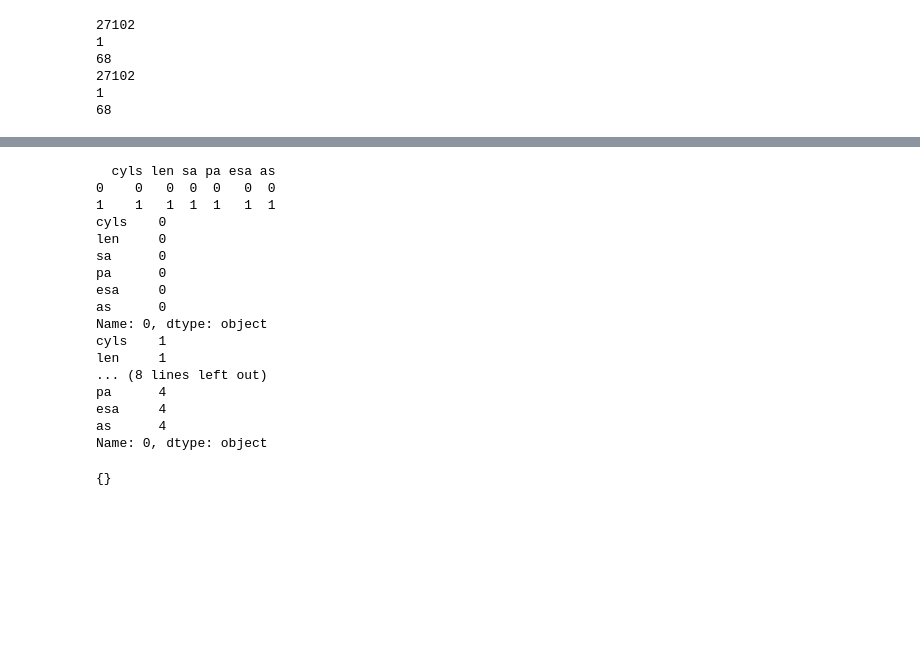
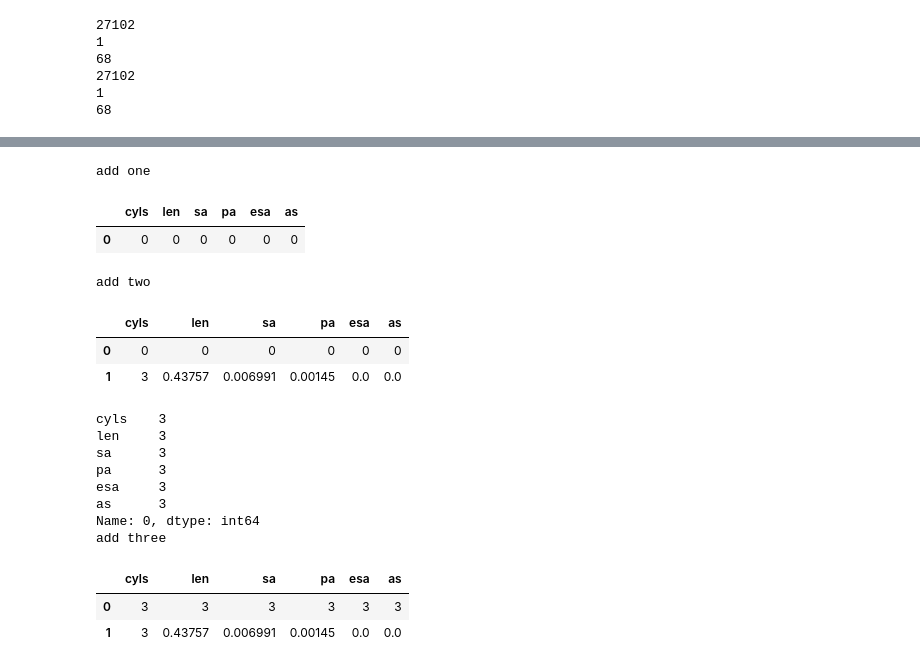
Before and after one commit to wischmcj/cylinders, a Jupyter notebook: cylinders/cli.ipynb, the cells around one changed output, grey strips where cells are left out. Saved outputs shown, nothing was run; the diff lists cells and outputs as text; code cells hidden in the pictures; blank space fills up the shorter version.

```diff
--- a/cylinders/cli.ipynb
+++ b/cylinders/cli.ipynb
@@ -1182,12 +1121,12 @@ stem_flow = pd.DataFrame({'cyls' : 0
                                 ,'esa': 0
                                 ,'as' : 0
                             }, index = [0])
-flow_two = pd.DataFrame({'cyls' : 1
-                                ,'len' : 1
-                                ,'sa' : 1
-                                ,'pa' : 1
-                                ,'esa': 1
-                                ,'as' : 1
+flow_two = pd.DataFrame({'cyls' : 3
+                                ,'len' : .43757
+                                ,'sa' : 0.006991
+                                ,'pa' : .00145
+                                ,'esa': 0.0
+                                ,'as' : 0.0
                             }, index = [0])
 flow_three = pd.DataFrame({'cyls' : 3
                                 ,'len' : 3
@@ -1196,60 +1135,67 @@ flow_three = pd.DataFrame({'cyls' : 3
                                 ,'esa': 3
                                 ,'as' : 3
                             }, index = [0])
 flows = pd.concat([flows,stem_flow], ignore_index=True)
+flows.reset_index()
+print('add one ')
+display(flows)
 flows = pd.concat([flows,flow_two], ignore_index=True)
-flow_two = flow_two
-print(flows)
-print(flows.iloc[0])
-flows.iloc[0] = flow_two
-print(flows.iloc[0])
-flows.iloc[0] = flows.iloc[0] +flow_three
-print(flows.iloc[0])
+flows.reset_index()
+print('add two ')
+display(flows)
+print(flow_three.iloc[0])
+flows.iloc[0] = flows.iloc[0] +flow_three.iloc[0]
+flows.reset_index()
+print('add three ')
+display(flows)
+
+# print(flows.iloc[1])
+# print(flows.iloc[2])
+# print(flows.iloc[3])
+
 
 # print(get_angle_array(edge['aV']))
 # print(edge['dz'])
 # print(edge['radius'])
 # print(edge['aV'])
 
 # inFlow = c.dz<=0
 # nx.set_edge_attributes(gr_test,c.dz , 'inFlow')
 # edge = gr_test.edges[0,1]
 
 # print(gr_test.edges[0,1]['inFlow'])
 
 # for node in gr_test.nodes():
 #     inFlow
 
 # nx.set_node_attributes(gr_test, np.nan, 'inFlow')
 # nx.set_node_attributes(gr_test, np.nan, 'flowID')
 
 # # nx.set_node_attributes(gr_test, np.nan, 'inFlow')
 # # nx.set_node_attributes(gr_test, 0, 'flowID') #0 for stem flow, others for drip
 
-gr_test.nodes[1]
-
 # print(gr_test.nodes[839]['inFlow'])
 
 # np.isnan(gr_test.nodes[839]['inFlow'])
 # %% [output]
-  cyls len sa pa esa as
-0    0   0  0  0   0  0
-1    1   1  1  1   1  1
-cyls    0
-len     0
-sa      0
-pa      0
-esa     0
-as      0
-Name: 0, dtype: object
-cyls    1
-len     1
-... (8 lines left out)
-pa      4
-esa     4
-as      4
-Name: 0, dtype: object
+add one
+|  | cyls | len | sa | pa | esa | as |
+| 0 | 0 | 0 | 0 | 0 | 0 | 0 |
-{}
+add two
+|  | cyls | len | sa | pa | esa | as |
+| 0 | 0 | 0 | 0 | 0 | 0 | 0 |
+| 1 | 3 | 0.43757 | 0.006991 | 0.00145 | 0.0 | 0.0 |
+cyls    3
+len     3
+sa      3
+pa      3
+esa     3
+as      3
+Name: 0, dtype: int64
+add three
+|  | cyls | len | sa | pa | esa | as |
+| 0 | 3 | 3 | 3 | 3 | 3 | 3 |
+| 1 | 3 | 0.43757 | 0.006991 | 0.00145 | 0.0 | 0.0 |
 # %%
 # identifying components and summarizing
 import copy
```
Also changed, not shown: parts of 7 cells of this notebook.
